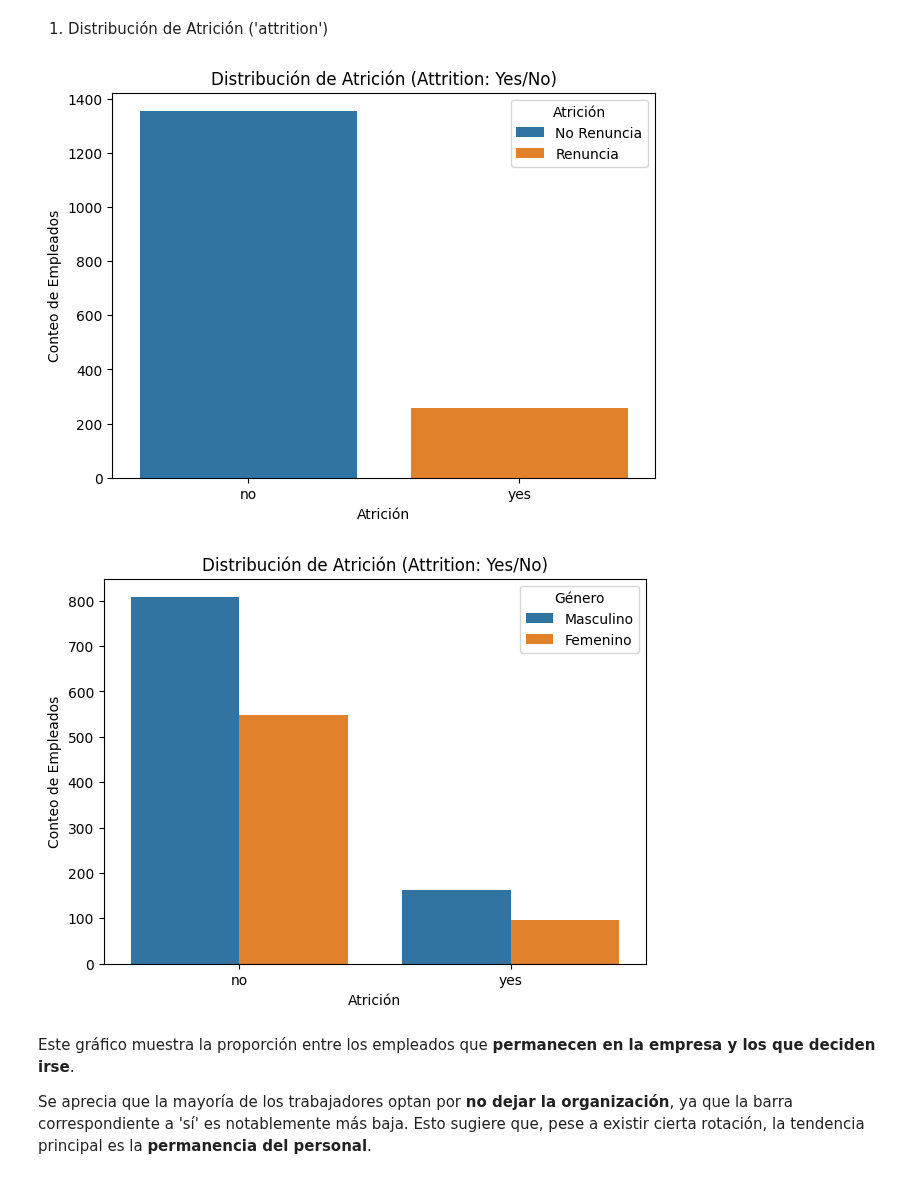
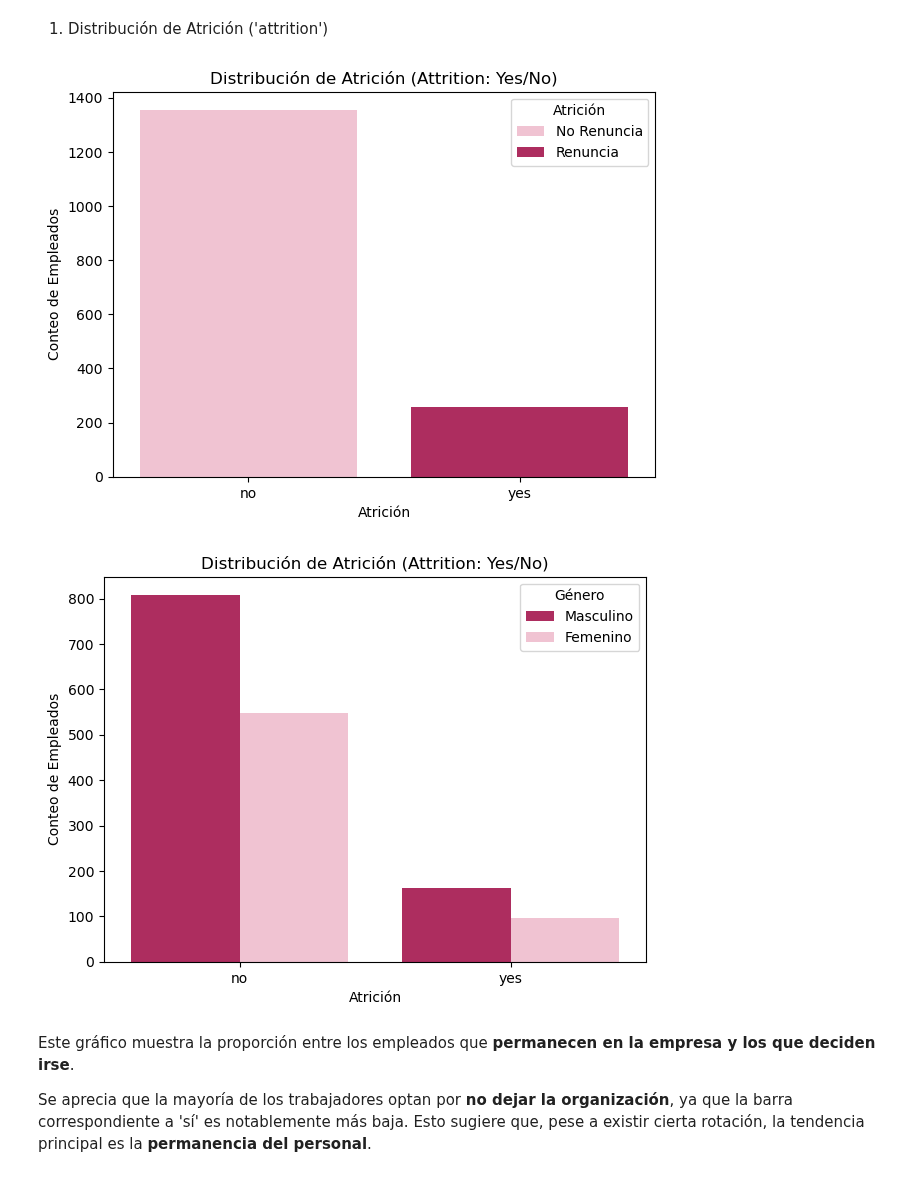
Before and after one commit to omniaunusest/VIZ-analytics-4-employee-data-talent-insights, a Jupyter notebook: visualizaciones.ipynb, the cells around one changed output. Drawn from its saved outputs; the diff is of its cells as text; code cells hidden in the pictures.

```diff
--- a/visualizaciones.ipynb
+++ b/visualizaciones.ipynb
@@ -41,20 +41,28 @@ df.head(5)
 # %% [markdown]
 1. Distribución de Atrición ('attrition')
 # %%
+PALETA_REMOTE = {
+    'yes': '#C2185B', # Rosa oscuro (para Attrition = 'Yes')
+    'no': '#F8BBD0'   # Rosa claro (para Attrition = 'No')
+}
 plt.figure(figsize=(7, 5))
-sns.countplot(data=df, x='attrition', hue='attrition')
+sns.countplot(data=df, x='attrition', hue='attrition', palette= PALETA_REMOTE)
 
 plt.title('Distribución de Atrición (Attrition: Yes/No)')
 plt.xlabel('Atrición')
 plt.ylabel('Conteo de Empleados')
 plt.legend(title='Atrición', labels=['No Renuncia', 'Renuncia'])
 
 plt.show()
 # %% [output]
-[figure, old version]
+[figure, new version]
 # %%
+PALETA_REMOTE = {
+    'm': '#C2185B', # Rosa oscuro
+    'f': '#F8BBD0'   # Rosa claro
+}
 plt.figure(figsize=(7, 5))
-sns.countplot(data=df, x='attrition', hue='gender')
+sns.countplot(data=df, x='attrition', hue='gender', palette= PALETA_REMOTE)
 
 plt.title('Distribución de Atrición (Attrition: Yes/No)')
 plt.xlabel('Atrición')
@@ -63,7 +71,7 @@ plt.legend(title='Género', labels=['Masculino', 'Femenino'])
 
 plt.show()
 # %% [output]
-[figure, old version]
+[figure, new version]
 # %% [markdown]
 Este gráfico muestra la proporción entre los empleados que **permanecen en la empresa y los que deciden irse**.
 
```
Also changed, not shown: parts of 5 cells of this notebook, 3 other files.
